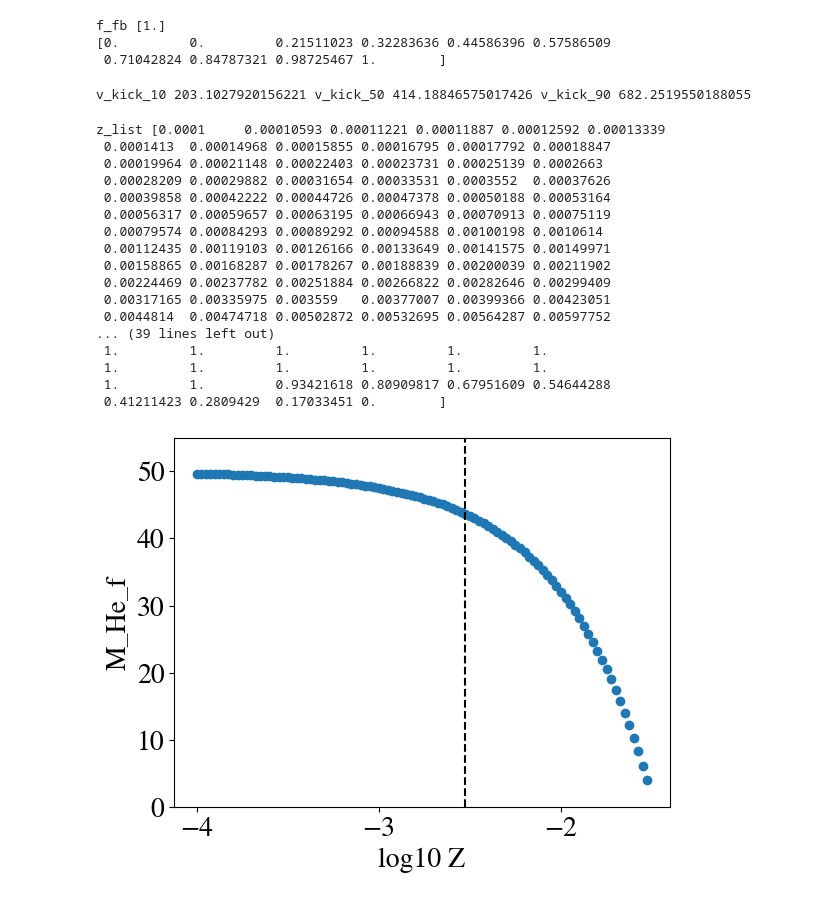
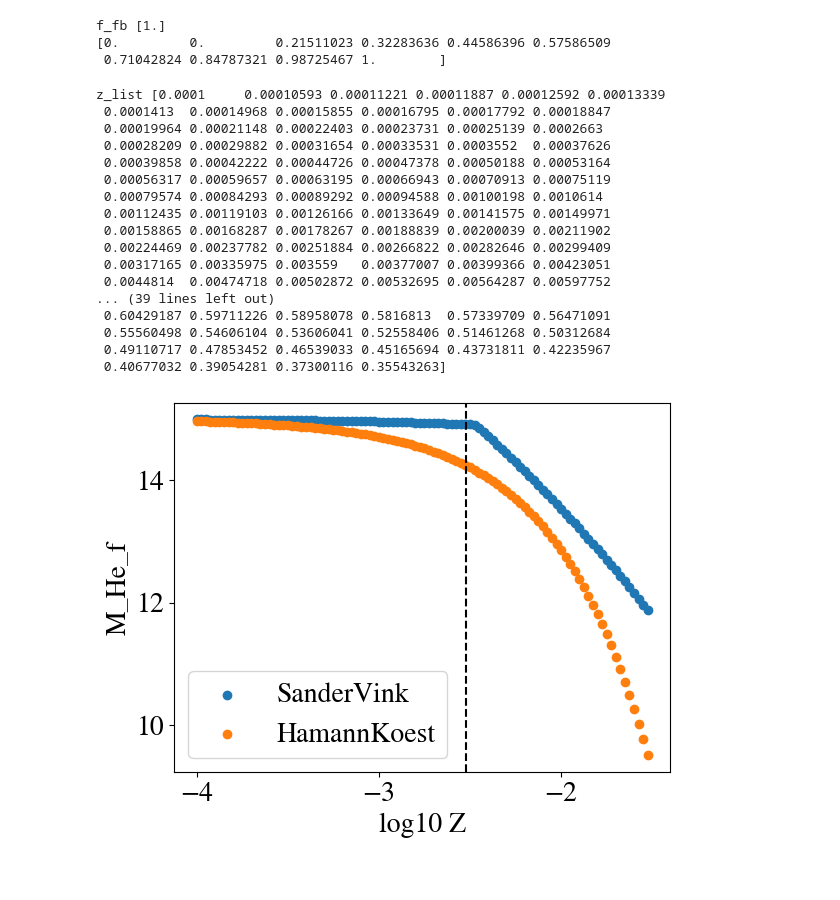
Before and after one commit to LiekeVanSon/ZdependentFormEff, a Jupyter notebook: code/Vorb_vs_Vkick.ipynb, the cells around one changed output. Saved outputs shown, nothing was run; the diff lists cells and outputs as text; code cells hidden in the pictures.

```diff
--- a/code/Vorb_vs_Vkick.ipynb
+++ b/code/Vorb_vs_Vkick.ipynb
@@ -621,22 +600,32 @@ f_fb [1.]
 [0.         0.         0.21511023 0.32283636 0.44586396 0.57586509
  0.71042824 0.84787321 0.98725467 1.        ]
 # %%
-# draw a natal-kick from a Maxwell-Boltzmann distribution
-sigma_kick = 265  # km/s
-scale = sigma_kick  # / np.sqrt(2)
+def get_v_kicks(sigma_kick = 265, fallback_fraction = 0.0):
+    ''''
+    draw a natal-kick from a Maxwell-Boltzmann distribution
+    sigma_kick = 265  # km/s
 
-# Draw a single value of Maxwell-Boltzmann distribution
-# scale = a in https://mathworld.wolfram.com/MaxwellDistribution.html
-v_kicks = stats.maxwell.rvs(scale=scale, size=1000)  # get a 100 values at once
+    '''
+    scale = sigma_kick  # / np.sqrt(2)
 
-# Get the 10th, 50th and 90th percentile
-v_kick_10 = np.percentile(v_kicks, 10)
-v_kick_50 = np.percentile(v_kicks, 50)
-v_kick_90 = np.percentile(v_kicks, 90)
+    # Draw a single value of Maxwell-Boltzmann distribution
+    # scale = a in https://mathworld.wolfram.com/MaxwellDistribution.html
+    v_kicks = stats.maxwell.rvs(scale=scale, size=1000)  # get a 100 values at once
 
-print("v_kick_10", v_kick_10, "v_kick_50", v_kick_50, "v_kick_90", v_kick_90)
+    # fallback reduced kicks
+    fallback_fraction = fallback_fraction[:, np.newaxis] # to make the outcome 2D
+    v_kicks_reduced = v_kicks * (1 - fallback_fraction)
+
+    # Get the 10th, 50th and 90th percentile (along the 1000 draws)
+    v_kick_10 = np.percentile(v_kicks_reduced, 10, axis =1)
+    v_kick_50 = np.percentile(v_kicks_reduced, 50, axis =1)
+    v_kick_90 = np.percentile(v_kicks_reduced, 90, axis =1)
+
+    # print("v_kick_10", v_kick_10, "v_kick_50", v_kick_50, "v_kick_90", v_kick_90)
+
+    return v_kicks_reduced, v_kick_10, v_kick_50, v_kick_90
+
+v_kicks_reduced, v_kick_10, v_kick_50, v_kick_90 = get_v_kicks(sigma_kick = 265, fallback_fraction = np.linspace(0, 1, 5))
-# %% [output]
-v_kick_10 203.1027920156221 v_kick_50 414.18846575017426 v_kick_90 682.2519550188055
 # %%
 def get_v_orb_and_f_fb(M_He_i=20, q_zams=0.7, a_i=1000, WR_wind_presc = 'HamannKoest',
                        z_list=np.logspace(-4, np.log10(0.03), 100)):
@@ -672,7 +661,7 @@ def get_v_orb_and_f_fb(M_He_i=20, q_zams=0.7, a_i=1000, WR_wind_presc = 'HamannK
 
     return z_list, q, orbital_vel, fallback_fraction, M_He_f, wind_mass_loss
 # %%
-z_list, q, orbital_vel, fallback_fraction, M_He_f, wind_mass_loss = get_v_orb_and_f_fb(M_He_i=50, q_zams=0.5, a_i=500)
+z_list, q, orbital_vel, fallback_fraction, M_He_f, wind_mass_loss = get_v_orb_and_f_fb(M_He_i=15, q_zams=0.5, a_i=500)
 
 print('z_list',z_list)
 print('q',q)
@@ -692,21 +681,29 @@ z_list [0.0001     0.00010593 0.00011221 0.00011887 0.00012592 0.00013339
  0.00317165 0.00335975 0.003559   0.00377007 0.00399366 0.00423051
  0.0044814  0.00474718 0.00502872 0.00532695 0.00564287 0.00597752
 ... (39 lines left out)
- 1.         1.         1.         1.         1.         1.
- 1.         1.         1.         1.         1.         1.
- 1.         1.         0.93421618 0.80909817 0.67951609 0.54644288
- 0.41211423 0.2809429  0.17033451 0.        ]
+ 0.60429187 0.59711226 0.58958078 0.5816813  0.57339709 0.56471091
+ 0.55560498 0.54606104 0.53606041 0.52558406 0.51461268 0.50312684
+ 0.49110717 0.47853452 0.46539033 0.45165694 0.43731811 0.42235967
+ 0.40677032 0.39054281 0.37300116 0.35543263]
 # %%
 z_list= np.logspace(-4, np.log10(0.03), 100)
-plt.scatter(np.log10(z_list), M_He_f)
+
+# Sander & Vink
+z_list, q, orbital_vel, fallback_fraction, M_He_f, wind_mass_loss = get_v_orb_and_f_fb(M_He_i=15, q_zams=0.5, a_i=500, WR_wind_presc = 'SanderVink')
+plt.scatter(np.log10(z_list), M_He_f, label = 'SanderVink')
+
+# Sander & Vink
+z_list, q, orbital_vel, fallback_fraction, M_He_f, wind_mass_loss = get_v_orb_and_f_fb(M_He_i=15, q_zams=0.5, a_i=500, WR_wind_presc = 'HamannKoest')
+plt.scatter(np.log10(z_list), M_He_f, label = 'HamannKoest')
 
 plt.axvline(np.log10(3e-3), c = 'black', ls = '--')
 plt.xlabel('log10 Z')
 plt.ylabel('M_He_f')
-plt.ylim(0,55)
+# plt.ylim(0,55)
+plt.legend()
 plt.show()
 # %% [output]
-[figure, old version]
+[figure, new version]
 # %%
 ####################################
 # Define a few parameters
```
Also changed, not shown: parts of 3 cells of this notebook, 3 other files.
